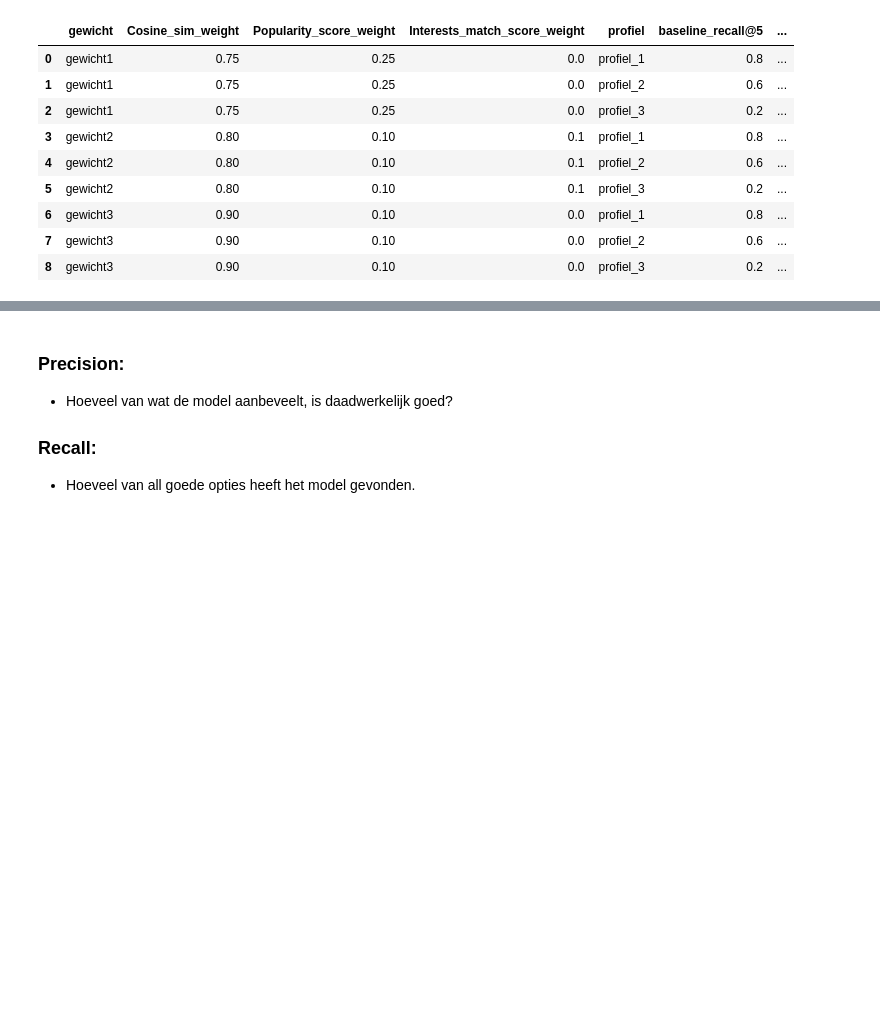
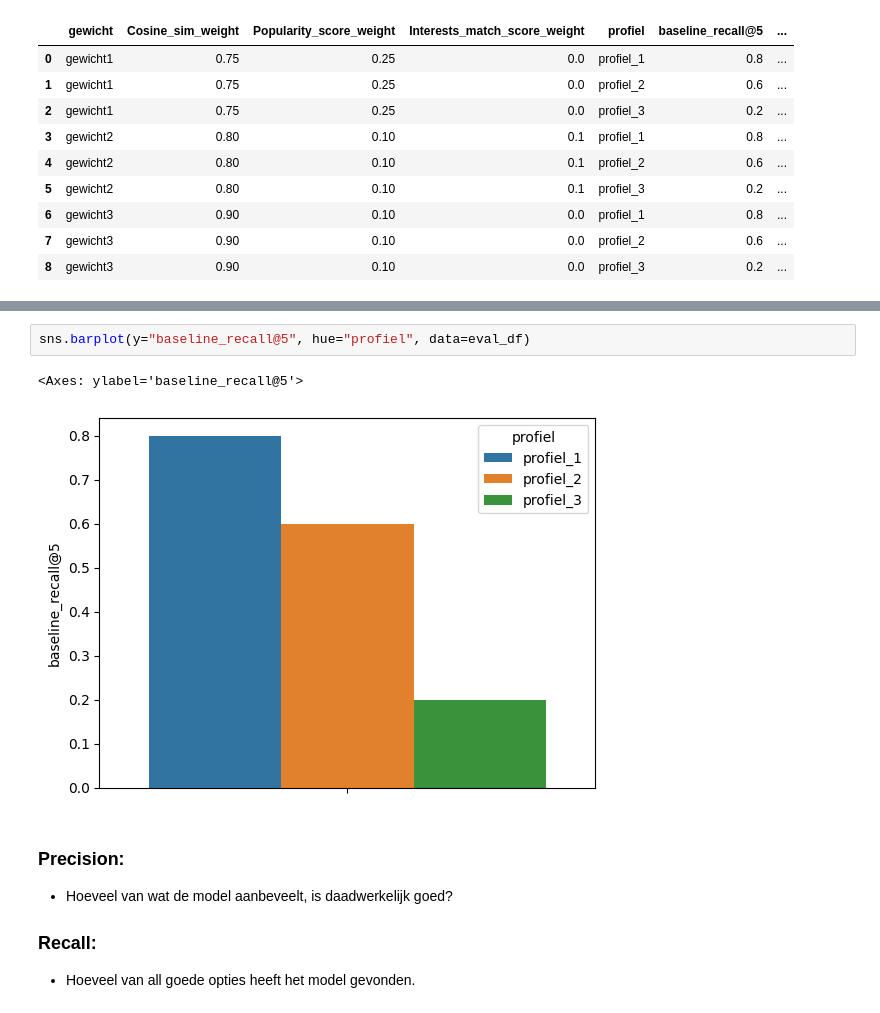
Before and after one commit to EnesT51/LU2-AI-Prototype, a Jupyter notebook: AI-PoC/AI_PoC.ipynb, the cells around one changed output, grey strips where cells are left out. Drawn from its saved outputs; the diff is of its cells as text; blank space fills up the shorter version.

```diff
--- a/AI-PoC/AI_PoC.ipynb
+++ b/AI-PoC/AI_PoC.ipynb
@@ -750,3 +756,8 @@ eval_df
+# %%
+sns.barplot(y="baseline_recall@5", hue="profiel", data=eval_df)
+# %% [output]
+<Axes: ylabel='baseline_recall@5'>
+[figure, added]
 # %% [markdown]
 ### Precision:
 - Hoeveel van wat de model aanbeveelt, is daadwerkelijk goed?
```
Also changed, not shown: parts of 3 cells of this notebook.
